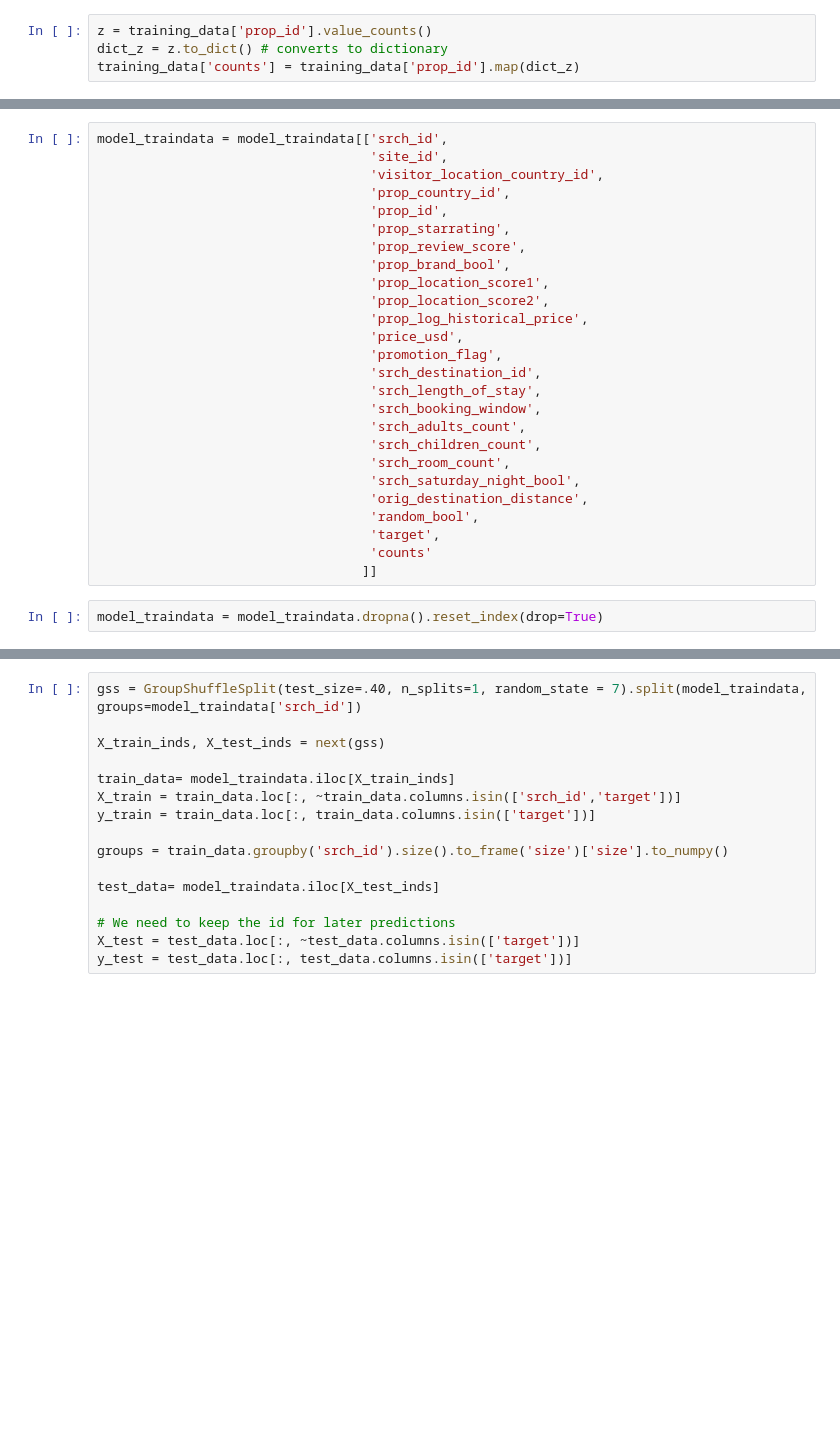
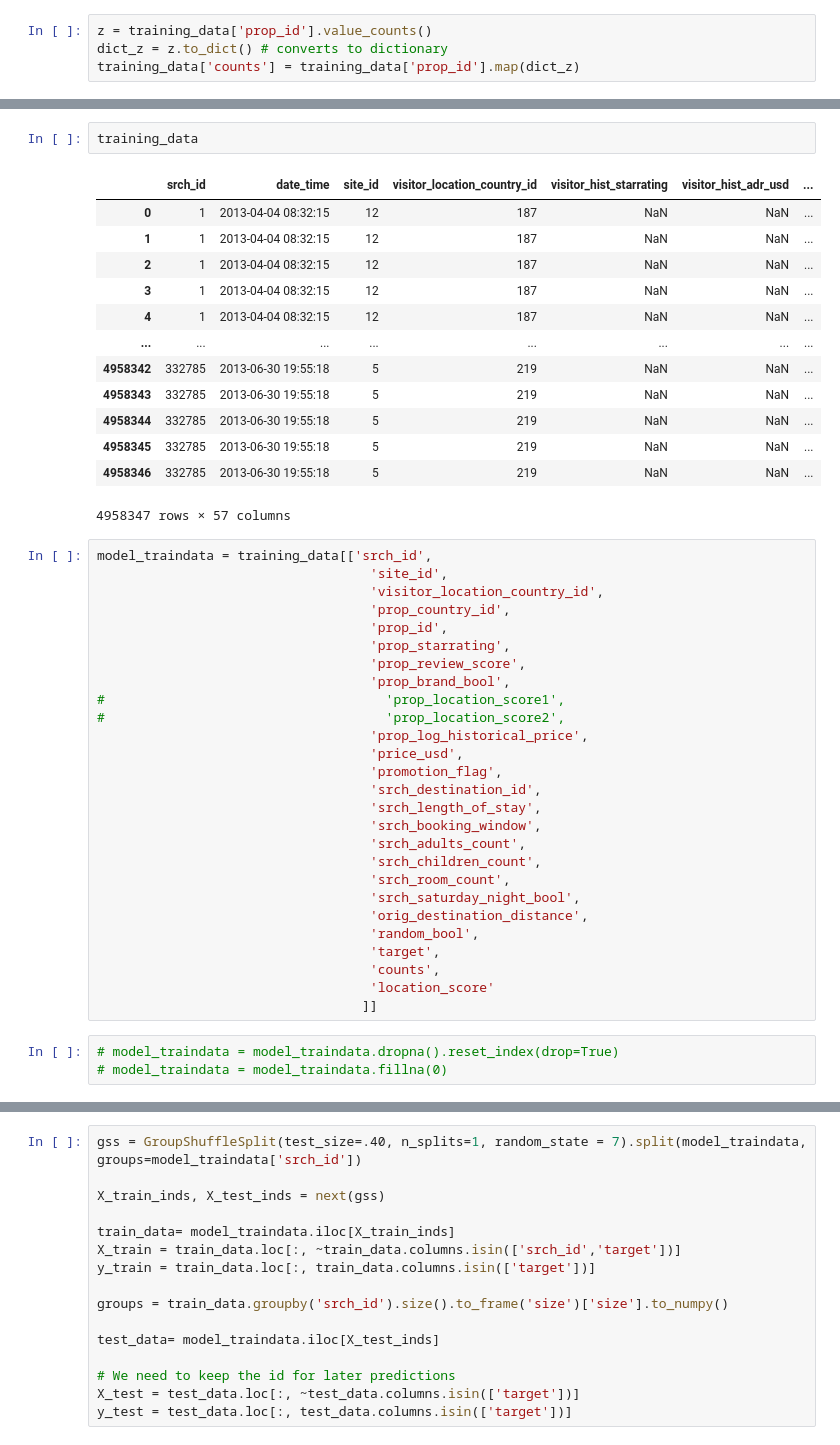
Before and after one commit to AlexiaSalomons/dmt_assignment2, a Jupyter notebook: XGB_model_J.ipynb, the cells around one changed output, grey strips where cells are left out. Cells and saved outputs as stored; diff of their text form; blank space fills up the shorter version.

```diff
--- a/XGB_model_J.ipynb
+++ b/XGB_model_J.ipynb
@@ -19,5 +22,21 @@ model_traindata = training_data.copy(deep=True)
+# %%
+training_data
+# %% [output]
+|  | srch_id | date_time | site_id | visitor_location_country_id | visitor_hist_starrating | visitor_hist_adr_usd | ... |
+| 0 | 1 | 2013-04-04 08:32:15 | 12 | 187 | NaN | NaN | ... |
+| 1 | 1 | 2013-04-04 08:32:15 | 12 | 187 | NaN | NaN | ... |
+| 2 | 1 | 2013-04-04 08:32:15 | 12 | 187 | NaN | NaN | ... |
+| 3 | 1 | 2013-04-04 08:32:15 | 12 | 187 | NaN | NaN | ... |
+| 4 | 1 | 2013-04-04 08:32:15 | 12 | 187 | NaN | NaN | ... |
+| ... | ... | ... | ... | ... | ... | ... | ... |
+| 4958342 | 332785 | 2013-06-30 19:55:18 | 5 | 219 | NaN | NaN | ... |
+| 4958343 | 332785 | 2013-06-30 19:55:18 | 5 | 219 | NaN | NaN | ... |
+| 4958344 | 332785 | 2013-06-30 19:55:18 | 5 | 219 | NaN | NaN | ... |
+| 4958345 | 332785 | 2013-06-30 19:55:18 | 5 | 219 | NaN | NaN | ... |
+| 4958346 | 332785 | 2013-06-30 19:55:18 | 5 | 219 | NaN | NaN | ... |
+4958347 rows × 57 columns
 # %%
-model_traindata = model_traindata[['srch_id',
+model_traindata = training_data[['srch_id',
                                    'site_id',
                                    'visitor_location_country_id',
                                    'prop_country_id',
@@ -25,8 +44,8 @@ model_traindata = model_traindata[['srch_id',
                                    'prop_starrating',
                                    'prop_review_score',
                                    'prop_brand_bool',
-                                   'prop_location_score1',
-                                   'prop_location_score2',
+#                                    'prop_location_score1',
+#                                    'prop_location_score2',
                                    'prop_log_historical_price',
                                    'price_usd',
                                    'promotion_flag',
@@ -40,10 +59,12 @@ model_traindata = model_traindata[['srch_id',
                                    'orig_destination_distance',
                                    'random_bool',
                                    'target',
-                                   'counts'
+                                   'counts',
+                                   'location_score'
                                   ]]
 # %%
-model_traindata = model_traindata.dropna().reset_index(drop=True)
+# model_traindata = model_traindata.dropna().reset_index(drop=True)
+# model_traindata = model_traindata.fillna(0)
 # %%
 model_traindata
 # %% [output]
```
Also changed, not shown: parts of 12 cells of this notebook.
